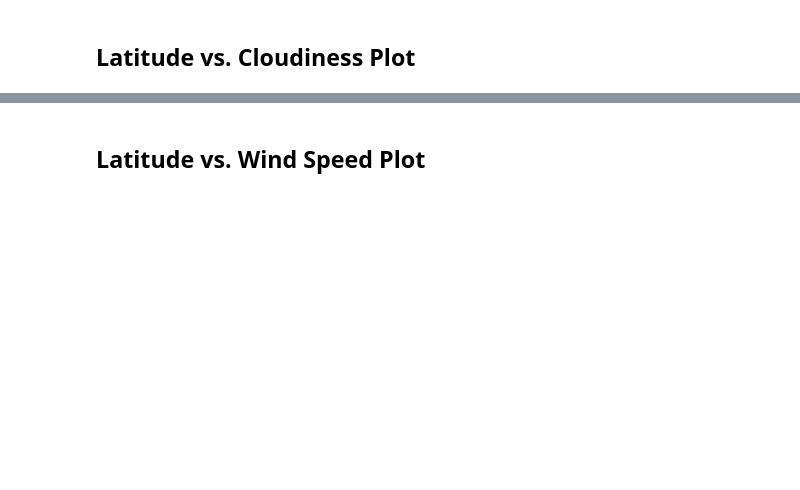
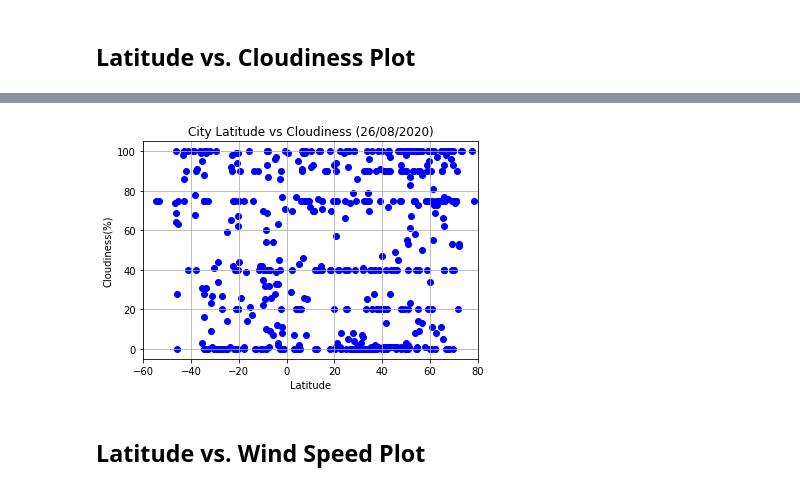
Before and after one commit to susovd/Dream-Vacation-Project, a Jupyter notebook: WeatherPy/WeatherPy.ipynb, the cells around one changed output, grey strips where cells are left out. Cells and saved outputs as stored; diff of their text form; code cells hidden in the pictures; blank space fills up the shorter version.

```diff
--- a/WeatherPy/WeatherPy.ipynb
+++ b/WeatherPy/WeatherPy.ipynb
@@ -272,2 +285,16 @@ Int64Index([], dtype='int64')
+# %%
+#scatter plot
+plt.scatter(df["Lat"], df["Cloudiness"], facecolors = "blue",marker = 'o')
+
+#additional graph properties
+plt.title("City Latitude vs Cloudiness (26/08/2020)")
+plt.xlabel("Latitude")
+plt.ylabel("Cloudiness(%)")
+plt.xlim(-60, 80)
+plt.grid()
+plt.savefig("output/LatvsCloudiness.png")
+plt.show()
+# %% [output]
+[figure, added]
 # %% [markdown]
 ## Latitude vs. Wind Speed Plot
```
Also changed, not shown: parts of 23 cells of this notebook, 5 other files.
